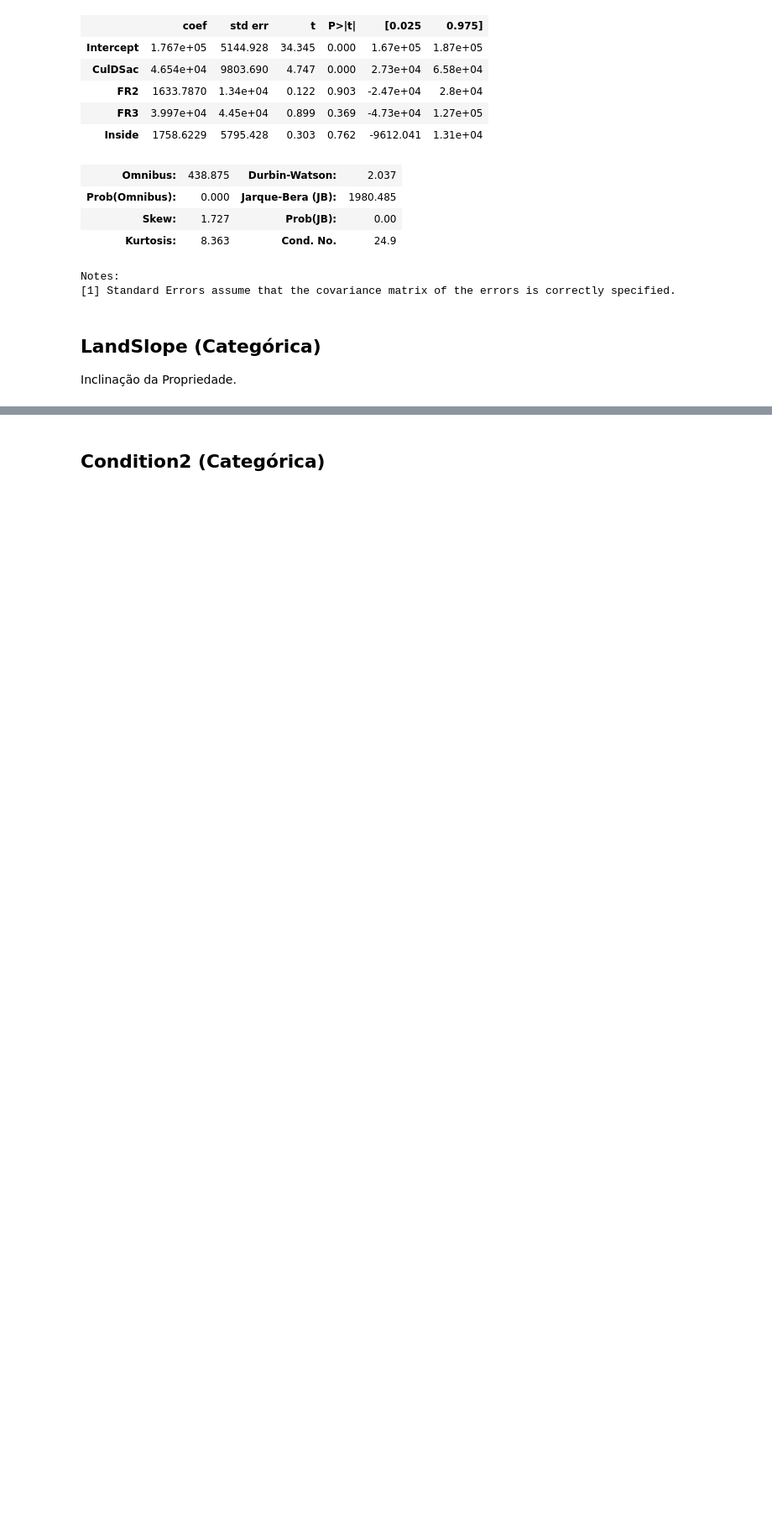
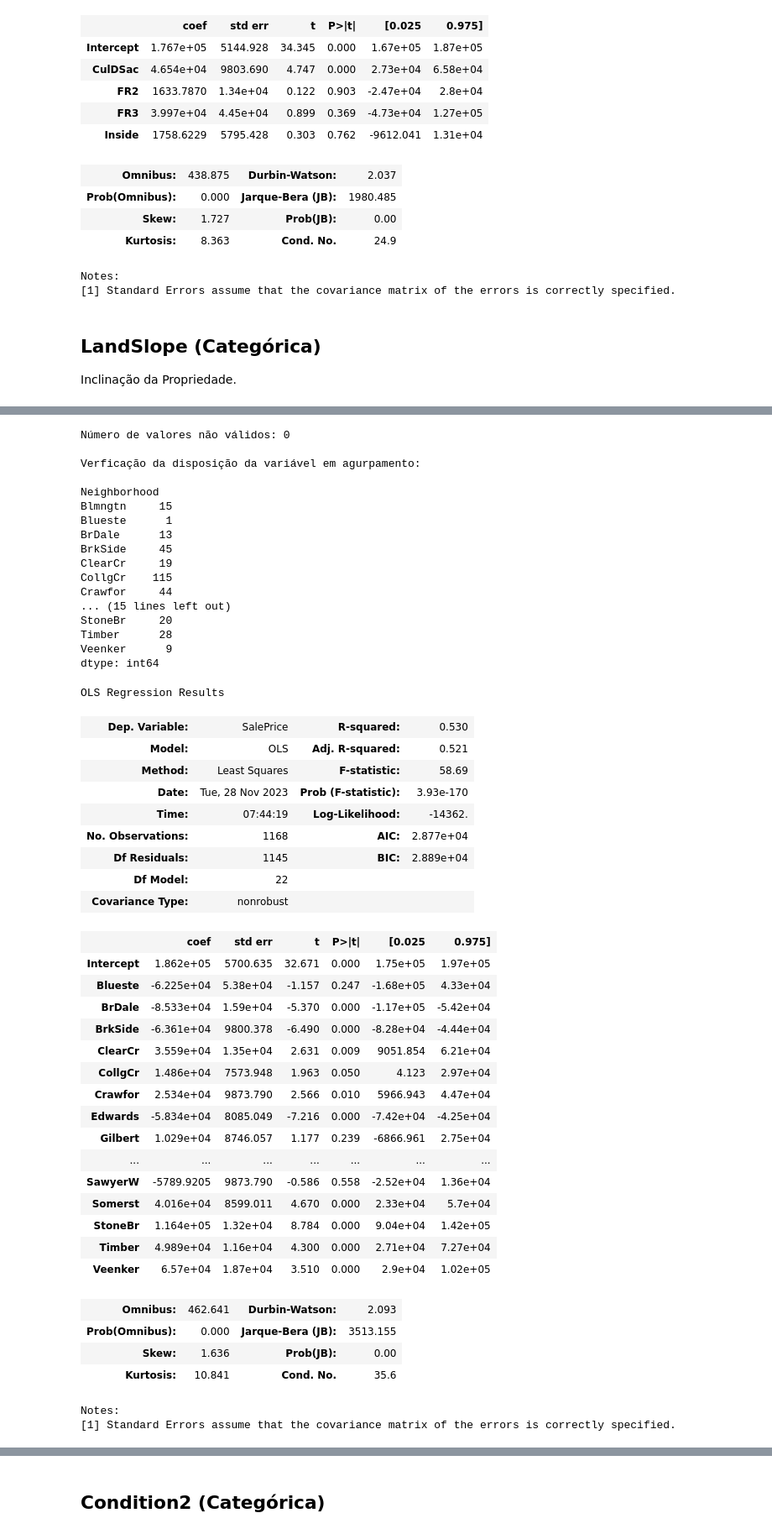
Before and after one commit to JohnDaytonCC/HousePricesPrediction, a Jupyter notebook: Notebook - House Prices Predition.ipynb, the cells around one changed output, grey strips where cells are left out. Shown at 84% size. Drawn from its saved outputs; the diff is of its cells as text; code cells hidden in the pictures; blank space fills up the shorter version.

```diff
--- a/Notebook - House Prices Predition.ipynb
+++ b/Notebook - House Prices Predition.ipynb
@@ -831,2 +833,77 @@ Notes:
+# %%
+nome_feature = 'Neighborhood'
+
+# Verificação de valores nulos na variável
+print(f'Número de valores não válidos: {dados_treino[nome_feature].isnull().sum()}\n')
+
+# Estatística univariádas pela variável
+print('Verficação da disposição da variável em agurpamento:\n')
+agrupado = dados_treino.groupby([nome_feature]).size()
+print(agrupado)
+
+# Conversão da variável categórica em dicotômica com a exclusão da primeira variável dicotômica.
+df_dummies_auxiliar = pd.get_dummies(dados_treino[nome_feature], columns=[nome_feature], drop_first=True)
+
+# Inclusão da variável dependente ao data frame de variáveis dicotômicas.
+df_dummies_auxiliar[nome_target] = dados_treino[nome_target].copy()
+
+# Verificação do data frame.
+df_dummies_auxiliar.head(6)
+
+# Estimação do modelo de regressão linear múltipla com n-1 dummies
+modelo_dummies = sm.OLS.from_formula("SalePrice ~ Blueste + BrDale + BrkSide + ClearCr + CollgCr + Crawfor + Edwards + Gilbert + IDOTRR + MeadowV + Mitchel + NAmes + NoRidge + NridgHt + OldTown + SWISU + Sawyer + SawyerW + Somerst + StoneBr + Timber + Veenker", df_dummies_auxiliar).fit()
+
+# Verificação dos parâmetros do modelo.
+modelo_dummies.summary()
+# %% [output]
+Número de valores não válidos: 0
+
+Verficação da disposição da variável em agurpamento:
+
+Neighborhood
+Blmngtn     15
+Blueste      1
+BrDale      13
+BrkSide     45
+ClearCr     19
+CollgCr    115
+Crawfor     44
+... (15 lines left out)
+StoneBr     20
+Timber      28
+Veenker      9
+dtype: int64
+OLS Regression Results
+| Dep. Variable: | SalePrice | R-squared: | 0.530 |
+| Model: | OLS | Adj. R-squared: | 0.521 |
+| Method: | Least Squares | F-statistic: | 58.69 |
+| Date: | Tue, 28 Nov 2023 | Prob (F-statistic): | 3.93e-170 |
+| Time: | 07:44:19 | Log-Likelihood: | -14362. |
+| No. Observations: | 1168 | AIC: | 2.877e+04 |
+| Df Residuals: | 1145 | BIC: | 2.889e+04 |
+| Df Model: | 22 |  |  |
+| Covariance Type: | nonrobust |  |  |
+|  | coef | std err | t | P>|t| | [0.025 | 0.975] |
+| Intercept | 1.862e+05 | 5700.635 | 32.671 | 0.000 | 1.75e+05 | 1.97e+05 |
+| Blueste | -6.225e+04 | 5.38e+04 | -1.157 | 0.247 | -1.68e+05 | 4.33e+04 |
+| BrDale | -8.533e+04 | 1.59e+04 | -5.370 | 0.000 | -1.17e+05 | -5.42e+04 |
+| BrkSide | -6.361e+04 | 9800.378 | -6.490 | 0.000 | -8.28e+04 | -4.44e+04 |
+| ClearCr | 3.559e+04 | 1.35e+04 | 2.631 | 0.009 | 9051.854 | 6.21e+04 |
+| CollgCr | 1.486e+04 | 7573.948 | 1.963 | 0.050 | 4.123 | 2.97e+04 |
+| Crawfor | 2.534e+04 | 9873.790 | 2.566 | 0.010 | 5966.943 | 4.47e+04 |
+| Edwards | -5.834e+04 | 8085.049 | -7.216 | 0.000 | -7.42e+04 | -4.25e+04 |
+| Gilbert | 1.029e+04 | 8746.057 | 1.177 | 0.239 | -6866.961 | 2.75e+04 |
+| ... | ... | ... | ... | ... | ... | ... |
+| SawyerW | -5789.9205 | 9873.790 | -0.586 | 0.558 | -2.52e+04 | 1.36e+04 |
+| Somerst | 4.016e+04 | 8599.011 | 4.670 | 0.000 | 2.33e+04 | 5.7e+04 |
+| StoneBr | 1.164e+05 | 1.32e+04 | 8.784 | 0.000 | 9.04e+04 | 1.42e+05 |
+| Timber | 4.989e+04 | 1.16e+04 | 4.300 | 0.000 | 2.71e+04 | 7.27e+04 |
+| Veenker | 6.57e+04 | 1.87e+04 | 3.510 | 0.000 | 2.9e+04 | 1.02e+05 |
+| Omnibus: | 462.641 | Durbin-Watson: | 2.093 |
+| Prob(Omnibus): | 0.000 | Jarque-Bera (JB): | 3513.155 |
+| Skew: | 1.636 | Prob(JB): | 0.00 |
+| Kurtosis: | 10.841 | Cond. No. | 35.6 |
+Notes:
+[1] Standard Errors assume that the covariance matrix of the errors is correctly specified.
 # %% [markdown]
 ## Condition1 (Categórica)
```
Also changed, not shown: parts of 34 cells of this notebook.
